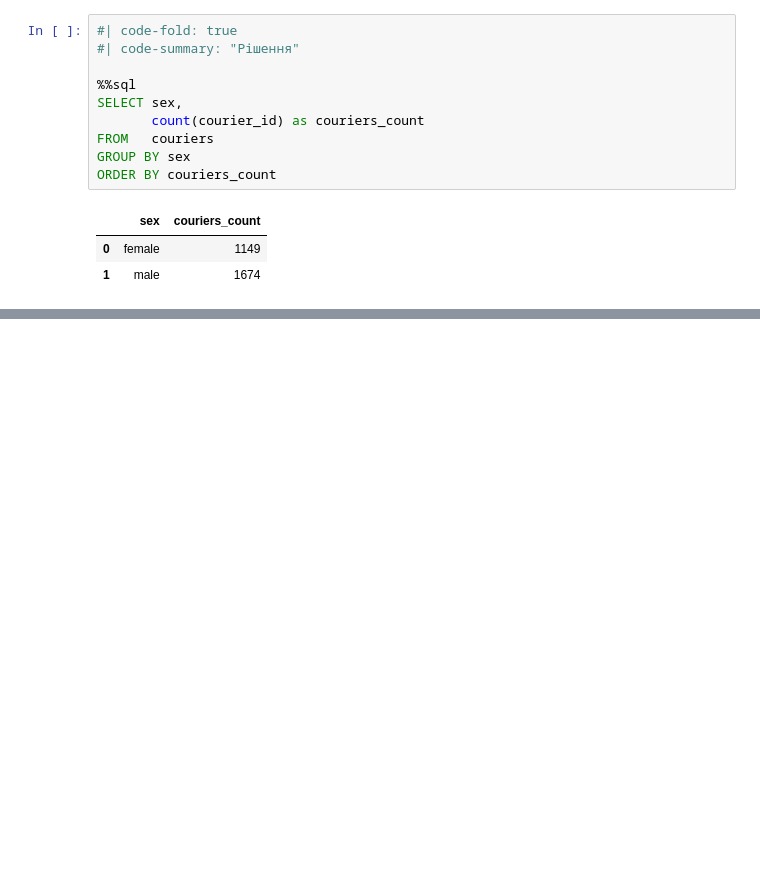
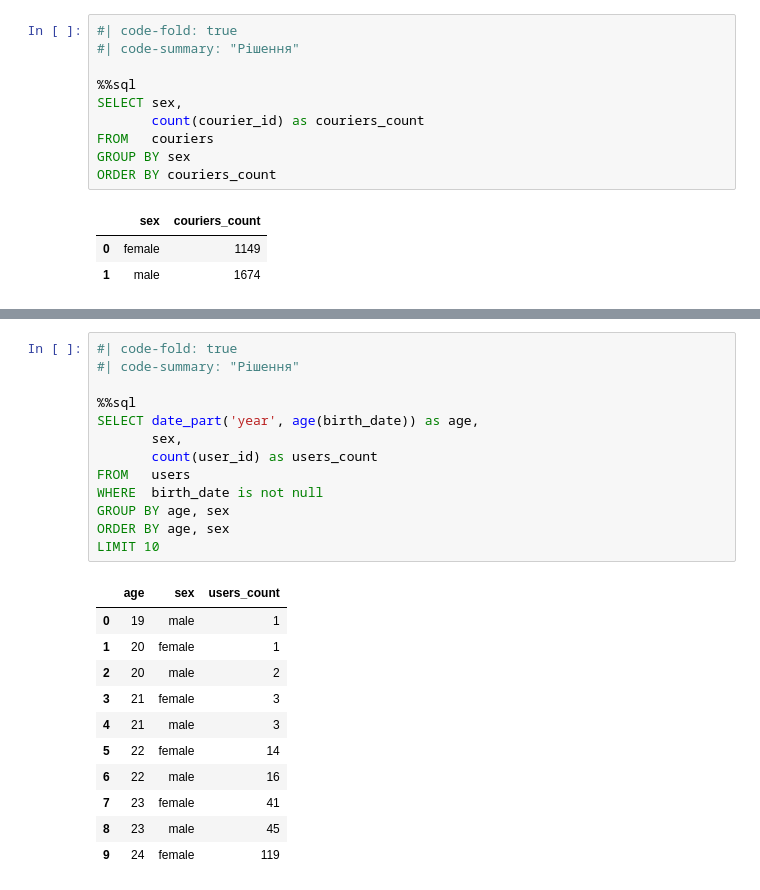
Before and after one commit to Aranaur/py4ds, a Jupyter notebook: sql_groupby.ipynb, the cells around one changed output, grey strips where cells are left out. Saved outputs shown, nothing was run; the diff lists cells and outputs as text; blank space fills up the shorter version.

Commit message:
add sql groupby exr's

```diff
--- a/sql_groupby.ipynb
+++ b/sql_groupby.ipynb
@@ -130,0 +210,25 @@ ORDER BY couriers_count
+# %%
+#| code-fold: true
+#| code-summary: "Рішення"
+
+%%sql
+SELECT date_part('year', age(birth_date)) as age,
+       sex,
+       count(user_id) as users_count
+FROM   users
+WHERE  birth_date is not null
+GROUP BY age, sex
+ORDER BY age, sex
+LIMIT 10
+# %% [output]
+|  | age | sex | users_count |
+| 0 | 19 | male | 1 |
+| 1 | 20 | female | 1 |
+| 2 | 20 | male | 2 |
+| 3 | 21 | female | 3 |
+| 4 | 21 | male | 3 |
+| 5 | 22 | female | 14 |
+| 6 | 22 | male | 16 |
+| 7 | 23 | female | 41 |
+| 8 | 23 | male | 45 |
+| 9 | 24 | female | 119 |
```
Also changed, not shown: parts of 19 cells of this notebook, 2 other files.
